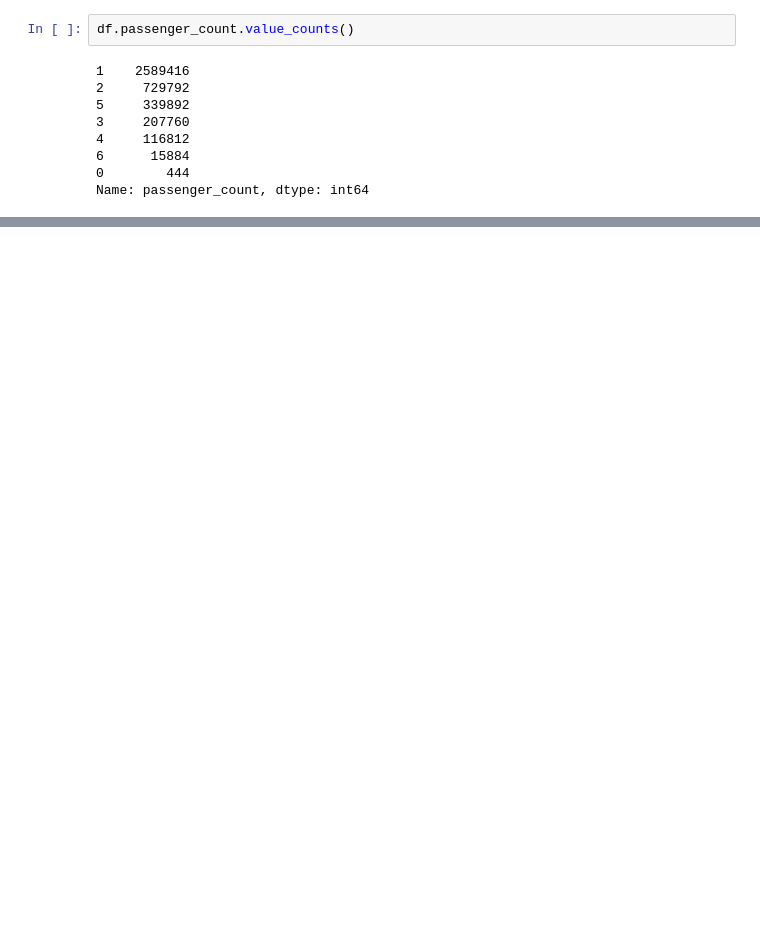
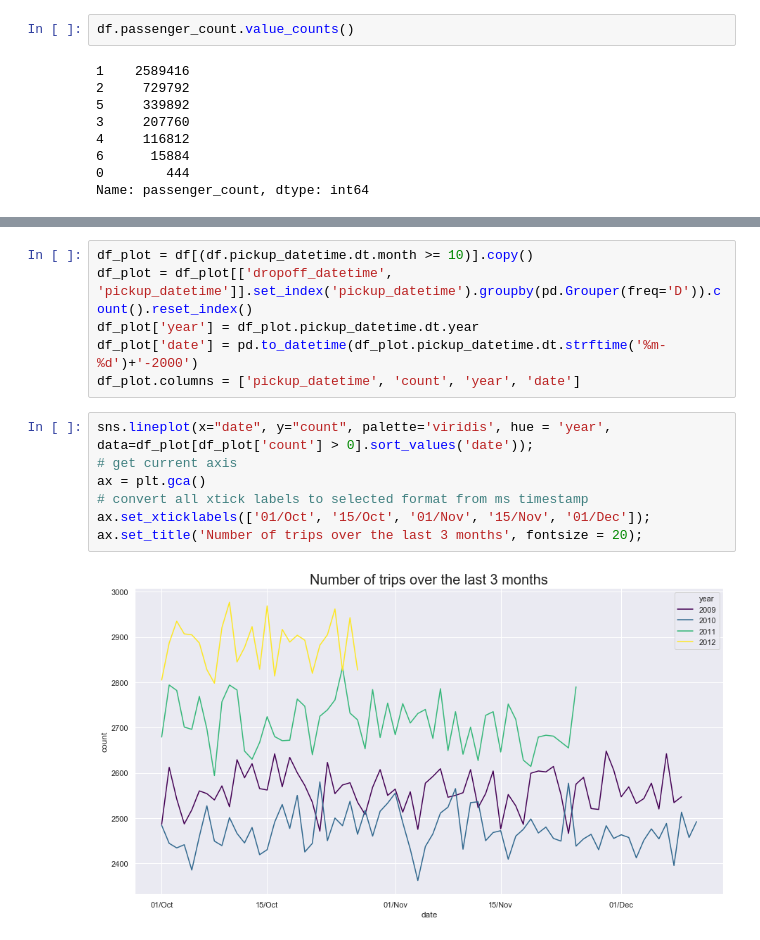
Before and after one commit to debortolithullio/NYC-Taxi-Trips, a Jupyter notebook: Analysis.ipynb, the cells around one changed output, grey strips where cells are left out. Drawn from its saved outputs; the diff is of its cells as text; blank space fills up the shorter version.

```diff
--- a/Analysis.ipynb
+++ b/Analysis.ipynb
@@ -204,0 +247,15 @@ df.shape
+# %%
+df_plot = df[(df.pickup_datetime.dt.month >= 10)].copy()
+df_plot = df_plot[['dropoff_datetime', 'pickup_datetime']].set_index('pickup_datetime').groupby(pd.Grouper(freq='D')).count().reset_index()
+df_plot['year'] = df_plot.pickup_datetime.dt.year
+df_plot['date'] = pd.to_datetime(df_plot.pickup_datetime.dt.strftime('%m-%d')+'-2000')
+df_plot.columns = ['pickup_datetime', 'count', 'year', 'date']
+# %%
+sns.lineplot(x="date", y="count", palette='viridis', hue = 'year', data=df_plot[df_plot['count'] > 0].sort_values('date'));
+# get current axis
+ax = plt.gca()
+# convert all xtick labels to selected format from ms timestamp
+ax.set_xticklabels(['01/Oct', '15/Oct', '01/Nov', '15/Nov', '01/Dec']);
+ax.set_title('Number of trips over the last 3 months', fontsize = 20);
+# %% [output]
+[figure, added]
```
Also changed, not shown: parts of 19 cells of this notebook, 1 other file.
